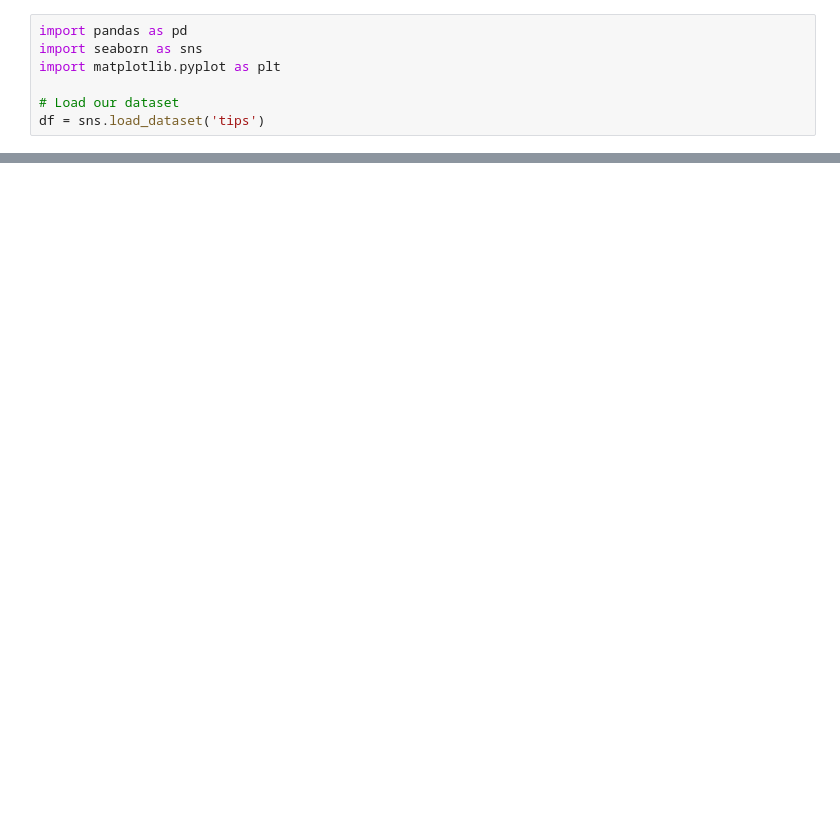
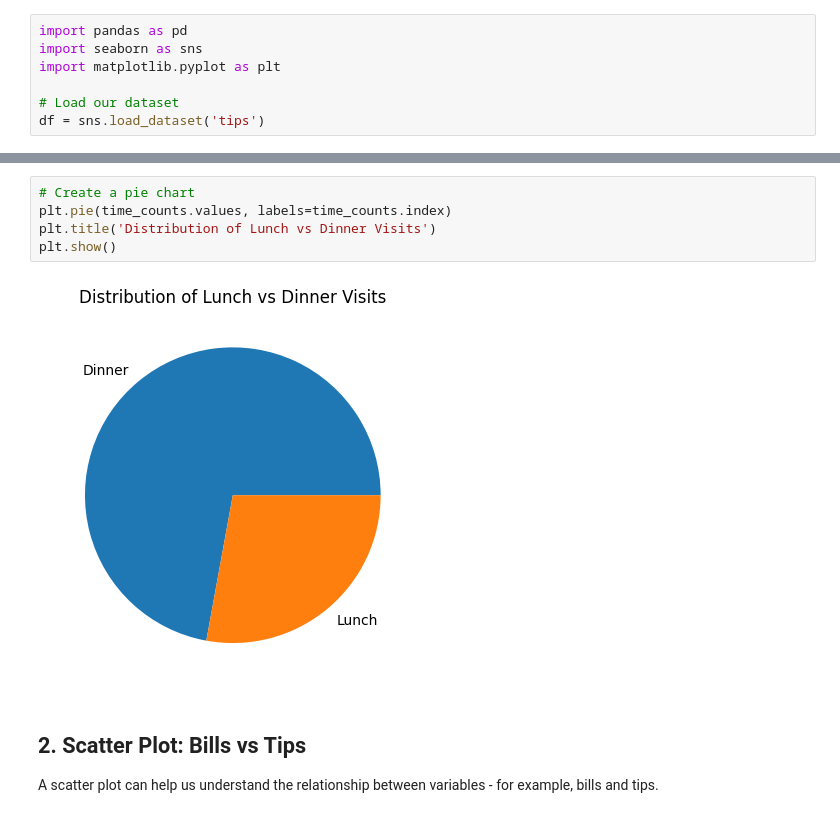
Before and after one commit to Imperial-Business-School/msc-python-workshop, a Jupyter notebook: 02. Visualisation.ipynb, the cells around one changed output, grey strips where cells are left out. Cells and saved outputs as stored; diff of their text form; blank space fills up the shorter version.

```diff
--- a/02. Visualisation.ipynb
+++ b/02. Visualisation.ipynb
@@ -15,0 +32,11 @@ df = sns.load_dataset('tips')
+# %%
+# Create a pie chart
+plt.pie(time_counts.values, labels=time_counts.index)
+plt.title('Distribution of Lunch vs Dinner Visits')
+plt.show()
+# %% [output]
+[figure, added]
+# %% [markdown]
+## 2. Scatter Plot: Bills vs Tips
+
+A scatter plot can help us understand the relationship between variables - for example, bills and tips.
```
Also changed, not shown: parts of 21 cells of this notebook.
